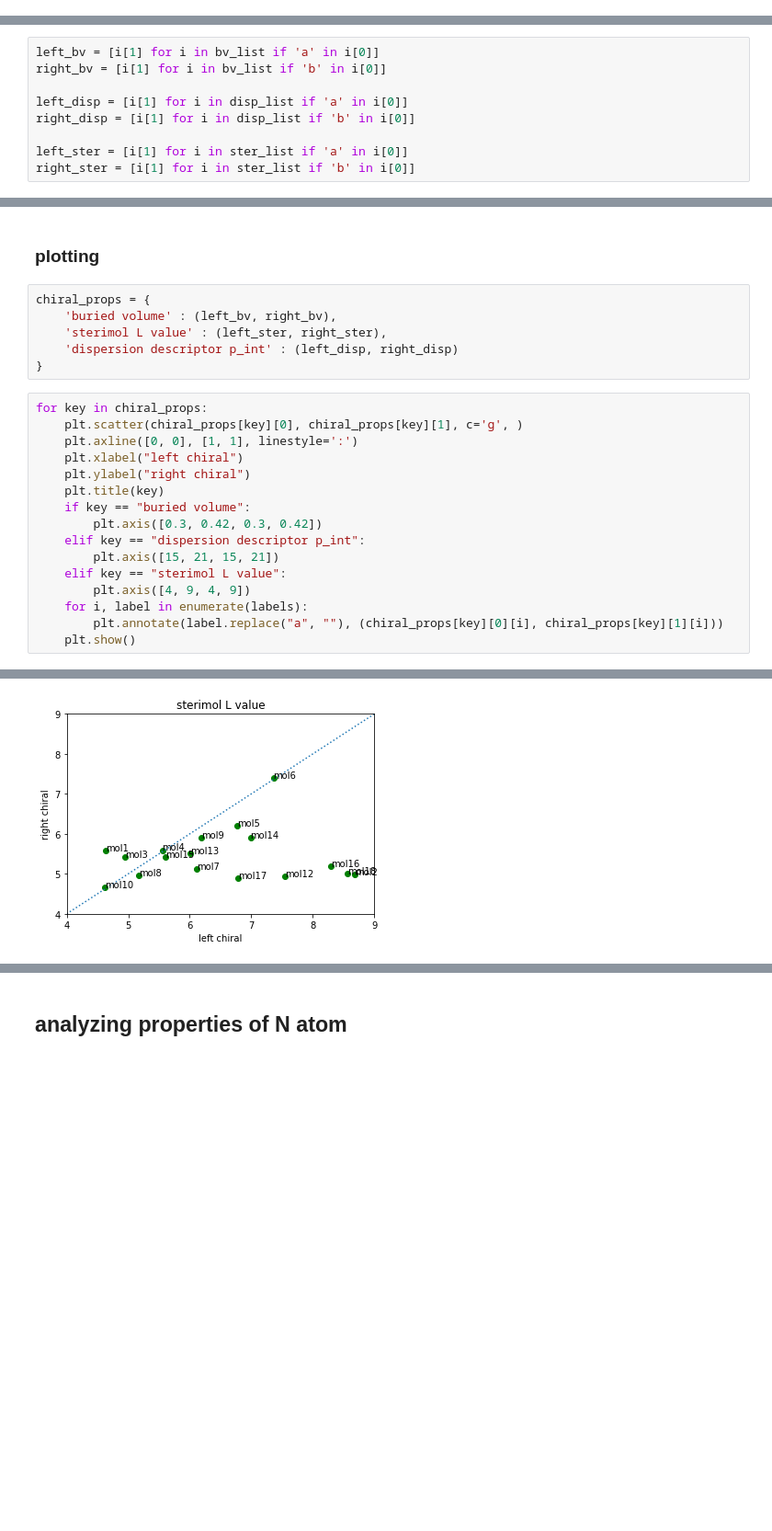
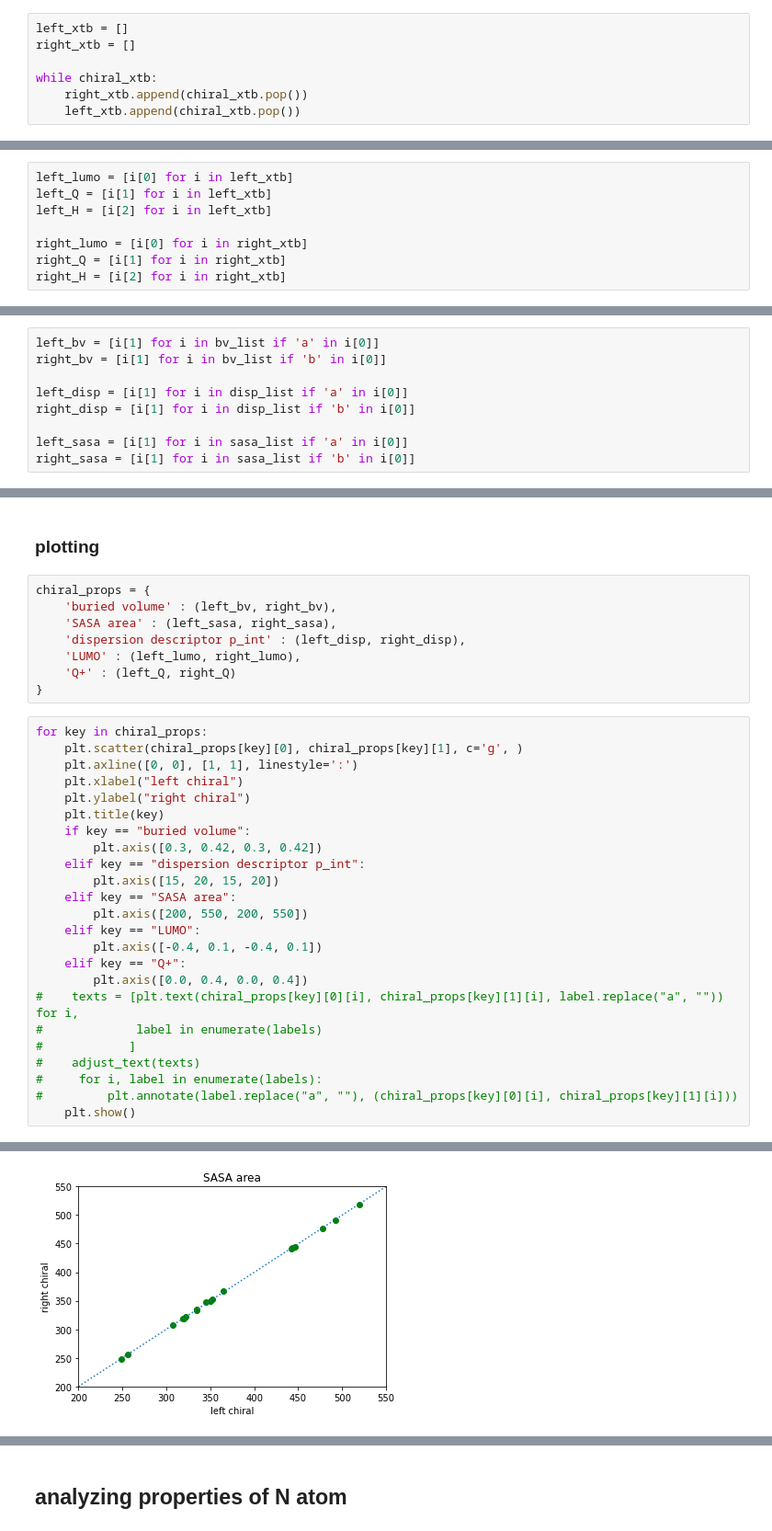
Before and after one commit to huynmela/PeptoidsProject, a Jupyter notebook: smiles_props.ipynb, the cells around one changed output, grey strips where cells are left out. Shown at 92% size. Drawn from its saved outputs; the diff is of its cells as text; blank space fills up the shorter version.

```diff
--- a/smiles_props.ipynb
+++ b/smiles_props.ipynb
@@ -70,0 +78,7 @@ for filename in os.listdir(chiral_directory):
+# %%
+left_xtb = []
+right_xtb = []
+
+while chiral_xtb:
+    right_xtb.append(chiral_xtb.pop())
+    left_xtb.append(chiral_xtb.pop())
@@ -71,3 +88,11 @@ for filename in os.listdir(chiral_directory):
+# %%
+left_lumo = [i[0] for i in left_xtb]
+left_Q = [i[1] for i in left_xtb]
+left_H = [i[2] for i in left_xtb]
+
+right_lumo = [i[0] for i in right_xtb]
+right_Q = [i[1] for i in right_xtb]
+right_H = [i[2] for i in right_xtb]
 # %% [markdown]
 ### separating left and right
 # %%
@@ -77,8 +102,8 @@ right_bv = [i[1] for i in bv_list if 'b' in i[0]]
 left_disp = [i[1] for i in disp_list if 'a' in i[0]]
 right_disp = [i[1] for i in disp_list if 'b' in i[0]]
 
-left_ster = [i[1] for i in ster_list if 'a' in i[0]]
-right_ster = [i[1] for i in ster_list if 'b' in i[0]]
+left_sasa = [i[1] for i in sasa_list if 'a' in i[0]]
+right_sasa = [i[1] for i in sasa_list if 'b' in i[0]]
 # %%
 labels = [i[0] for i in bv_list if 'a' in i[0]]
 # %% [markdown]
@@ -86,8 +111,10 @@ labels = [i[0] for i in bv_list if 'a' in i[0]]
 # %%
 chiral_props = {
     'buried volume' : (left_bv, right_bv),
-    'sterimol L value' : (left_ster, right_ster),
-    'dispersion descriptor p_int' : (left_disp, right_disp)
+    'SASA area' : (left_sasa, right_sasa),
+    'dispersion descriptor p_int' : (left_disp, right_disp),
+    'LUMO' : (left_lumo, right_lumo),
+    'Q+' : (left_Q, right_Q)
 }
 # %%
 for key in chiral_props:
@@ -99,10 +126,18 @@ for key in chiral_props:
     if key == "buried volume":
         plt.axis([0.3, 0.42, 0.3, 0.42])
     elif key == "dispersion descriptor p_int":
-        plt.axis([15, 21, 15, 21])
-    elif key == "sterimol L value":
-        plt.axis([4, 9, 4, 9])
-    for i, label in enumerate(labels):
-        plt.annotate(label.replace("a", ""), (chiral_props[key][0][i], chiral_props[key][1][i]))
+        plt.axis([15, 20, 15, 20])
+    elif key == "SASA area":
+        plt.axis([200, 550, 200, 550])
+    elif key == "LUMO":
+        plt.axis([-0.4, 0.1, -0.4, 0.1])
+    elif key == "Q+":
+        plt.axis([0.0, 0.4, 0.0, 0.4])
+#    texts = [plt.text(chiral_props[key][0][i], chiral_props[key][1][i], label.replace("a", "")) for i,
+#             label in enumerate(labels)
+#            ]
+#    adjust_text(texts)
+#     for i, label in enumerate(labels):
+#         plt.annotate(label.replace("a", ""), (chiral_props[key][0][i], chiral_props[key][1][i]))
     plt.show()
 # %% [output]
@@ -110 +145 @@ for key in chiral_props:
-[figure, old version]
+[figure, new version]
```
Also changed, not shown: parts of 30 cells of this notebook, 4 other files.
